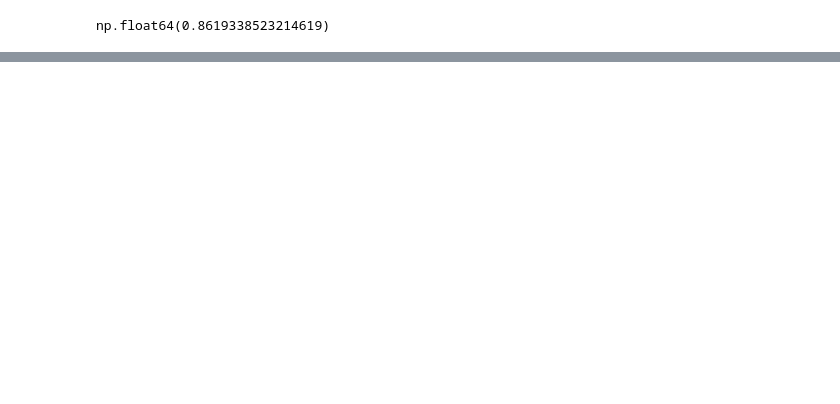
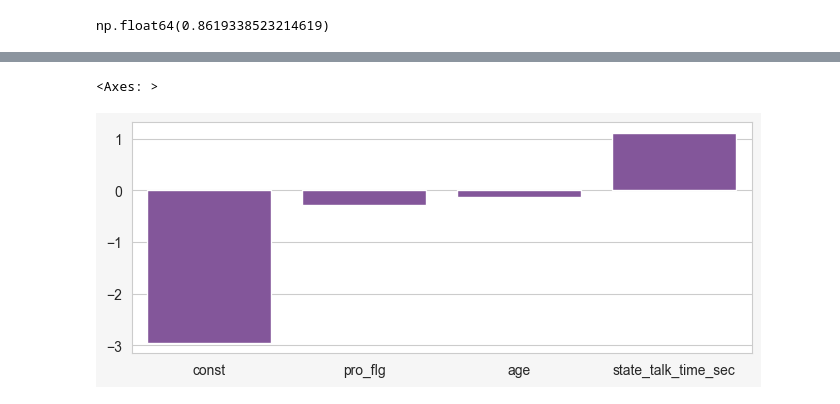
Before and after one commit to bygaga993/bread_dano_2024, a Jupyter notebook: Code/test.ipynb, the cells around one changed output, grey strips where cells are left out. Cells and saved outputs as stored; diff of their text form; code cells hidden in the pictures; blank space fills up the shorter version.

```diff
--- a/Code/test.ipynb
+++ b/Code/test.ipynb
@@ -202,0 +364,13 @@ plt.show()
+# %%
+plt.figure(figsize=(8, 3))
+sns.set_style("whitegrid")  # Настройка стиля фона
+
+names = ['const', 'pro_flg', 'age', 'state_talk_time_sec']
+coefs = [-2.95, -0.29, -0.12, 1.12]
+
+# Устанавливаем цвет фона
+plt.gcf().set_facecolor('#F6F6F6')
+sns.barplot(x=names, y=coefs, color='#864BA5')
+# %% [output]
+<Axes: >
+[figure, added]
```
Also changed, not shown: parts of 25 cells of this notebook, 3 other files.
